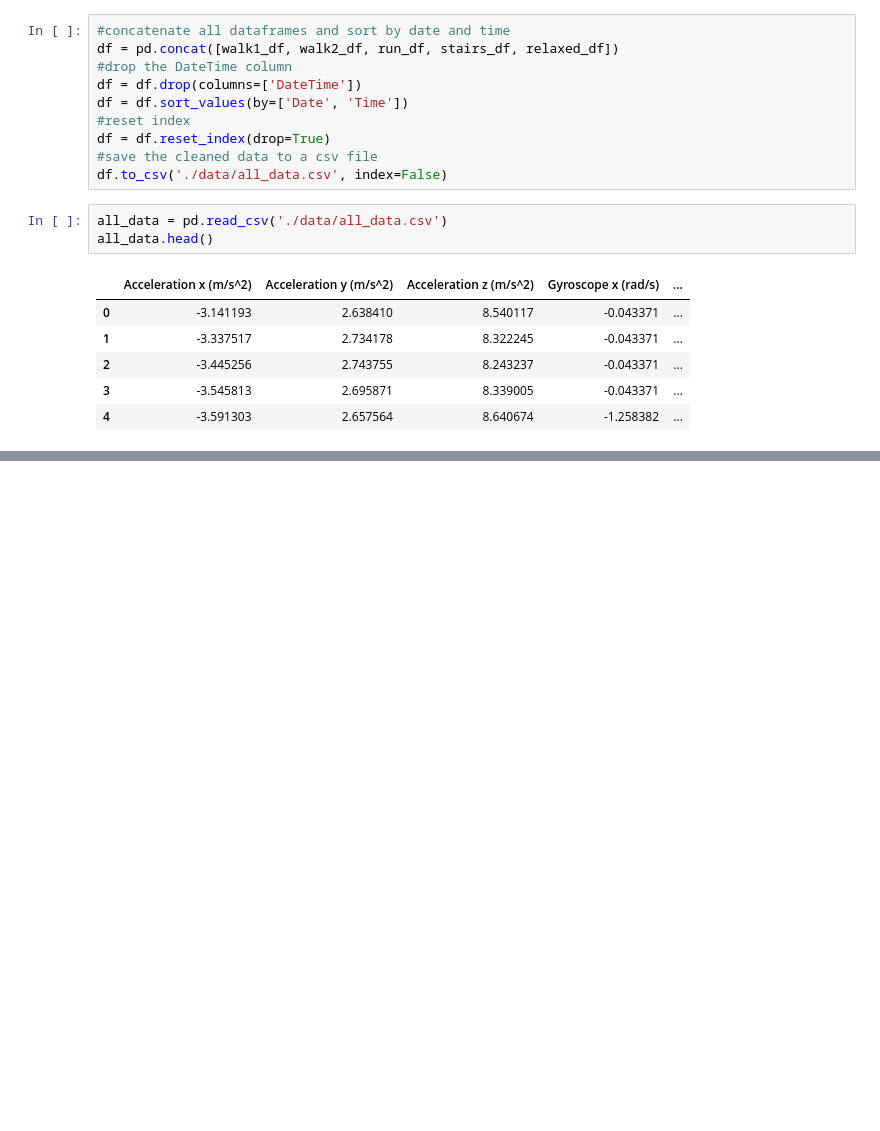
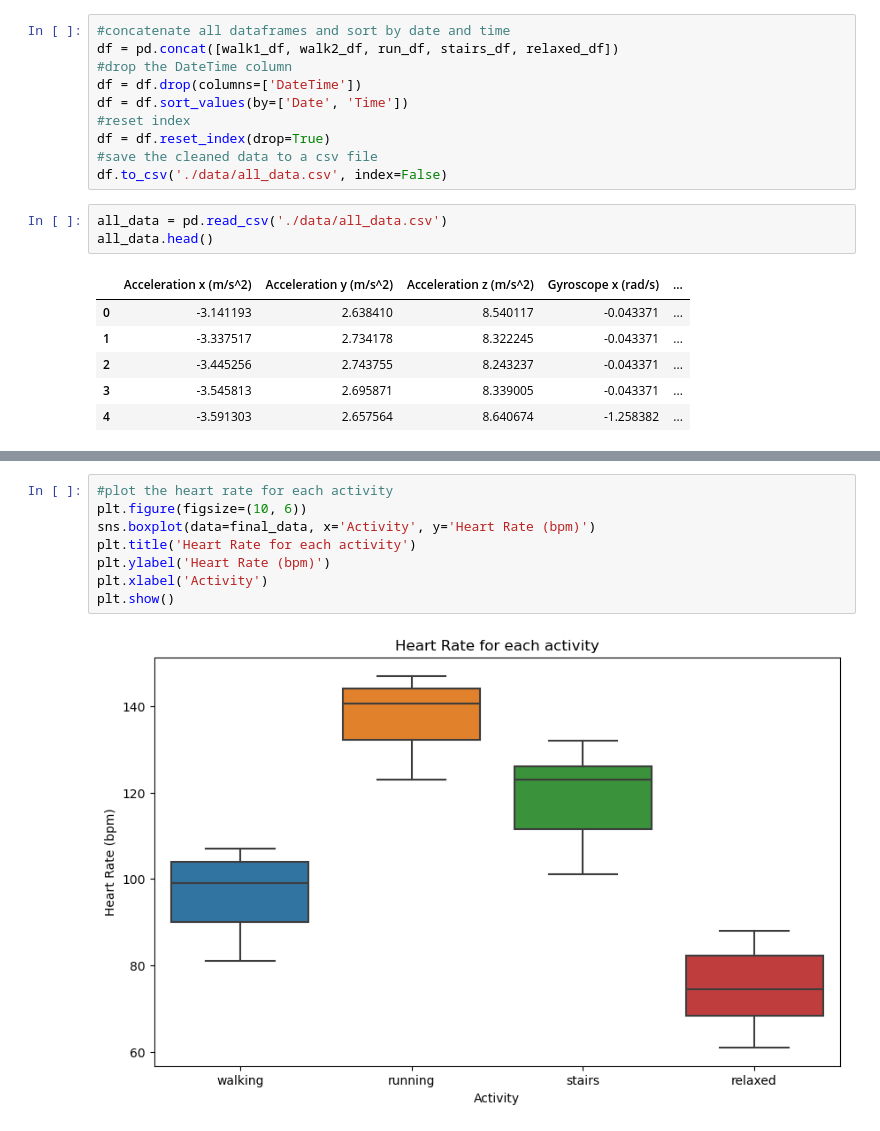
Before and after one commit to liatoutou/ML4QS, a Jupyter notebook: eda.ipynb, the cells around one changed output, grey strips where cells are left out. Saved outputs shown, nothing was run; the diff lists cells and outputs as text; blank space fills up the shorter version.

```diff
--- a/eda.ipynb
+++ b/eda.ipynb
@@ -156,0 +204,10 @@ all_data.to_csv('./data/final_all_data.csv', index=False)
+# %%
+#plot the heart rate for each activity
+plt.figure(figsize=(10, 6))
+sns.boxplot(data=final_data, x='Activity', y='Heart Rate (bpm)')
+plt.title('Heart Rate for each activity')
+plt.ylabel('Heart Rate (bpm)')
+plt.xlabel('Activity')
+plt.show()
+# %% [output]
+[figure, added]
```
Also changed, not shown: parts of 6 cells of this notebook, 3 other files.
